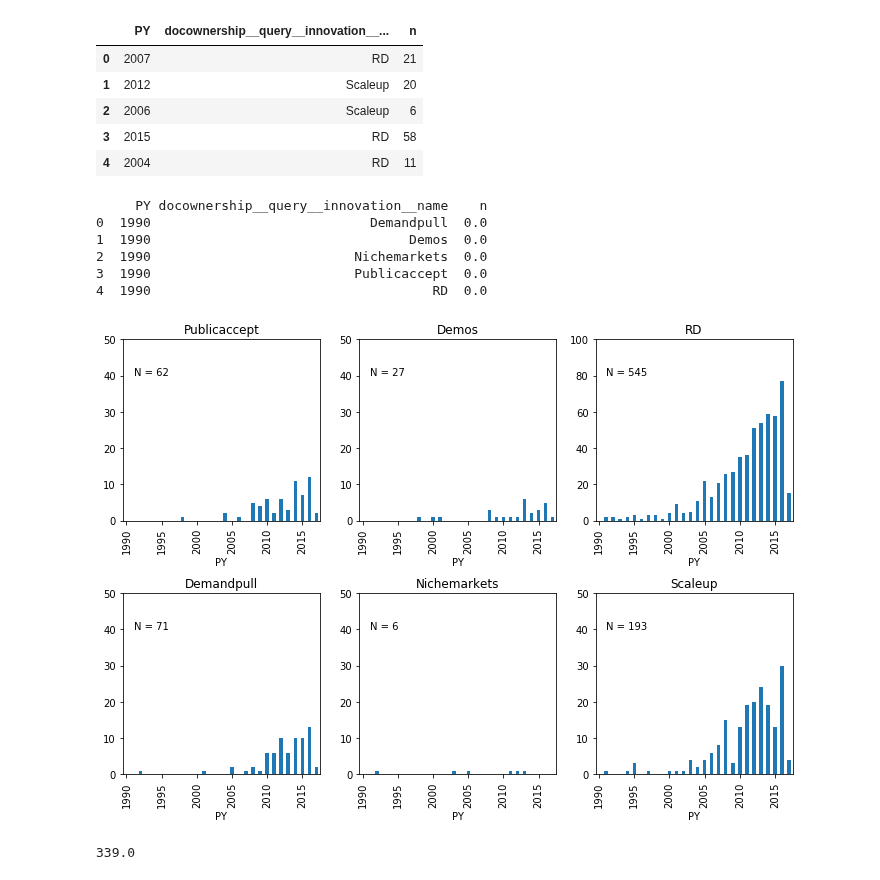
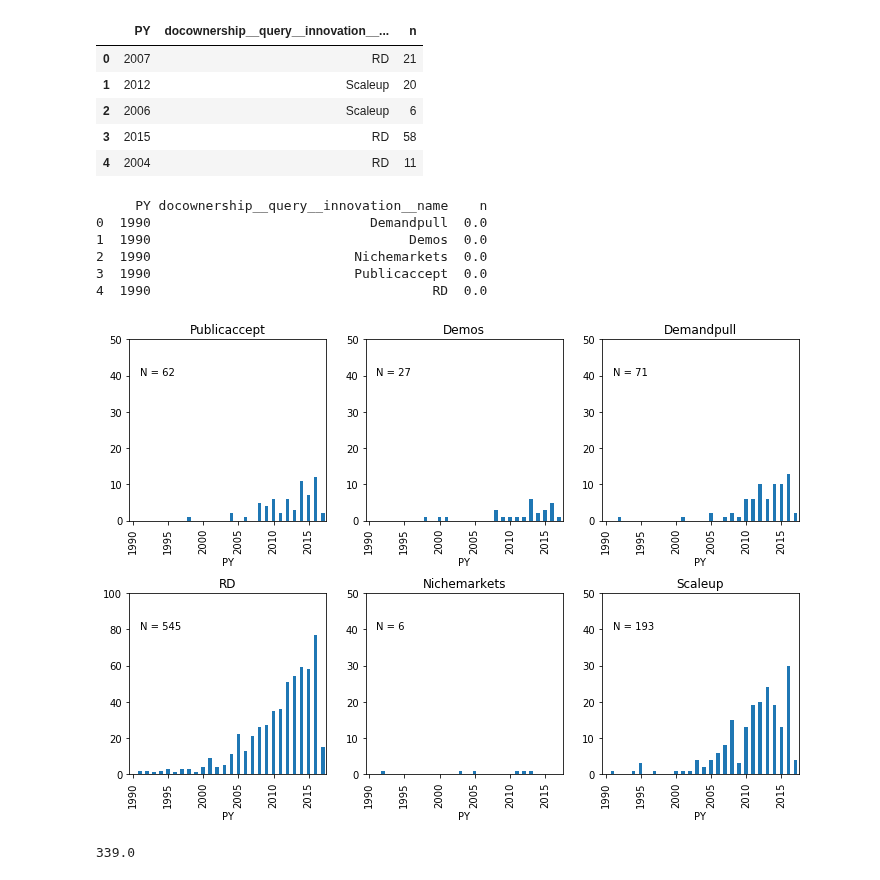
Before and after one commit to mcc-apsis/NETs-review, a Jupyter notebook: NETs graphs.ipynb, the cells around one changed output. Saved outputs shown, nothing was run; the diff lists cells and outputs as text; code cells hidden in the pictures.

```diff
--- a/NETs graphs.ipynb
+++ b/NETs graphs.ipynb
@@ -148,6 +148,15 @@ pt = (
 print(pt.head())
 
 
+pt['docownership__query__innovation__name'] = pd.Categorical(pt['docownership__query__innovation__name'],
+                                                            [
+                                                                "RD",
+                                                                "Scaleup",
+                                                                "Demandpull",
+                                                                "Publicaccept",
+                                                                "Demos",
+                                                                "Nichemarkets"
+                                                            ])
 
 
 grouped =  pt.groupby('docownership__query__innovation__name')
@@ -168,34 +177,34 @@ for i, (key, ax) in enumerate(targets):
 
     ticks = ax.xaxis.get_ticklocs()
     ticklabels = [l.get_text() for l in ax.xaxis.get_ticklabels()]
     ax.xaxis.set_ticks(ticks[::n])
     ax.xaxis.set_ticklabels(ticklabels[::n])
 
     if key=="RD":
         m = 100
     else:
         m = 50
 
     ax.set_ylim(0,m)
 
 
     ax.set_title(key)
 
     s = "N = {:d}".format(int(group.sum()['n']))
 
     ax.text(1,m*0.8, s)
 
 
 plt.savefig('plots/1_1_1.png',bbox_inches='tight')
 plt.show()
 # %% [output]
      PY docownership__query__innovation__name    n
 0  1990                            Demandpull  0.0
 1  1990                                 Demos  0.0
 2  1990                          Nichemarkets  0.0
 3  1990                          Publicaccept  0.0
 4  1990                                    RD  0.0
-[figure, old version]
+[figure, new version]
 # %%
 # %% [output]
 339.0
```
Also changed, not shown: parts of 1 cell of this notebook, 1 other file.
